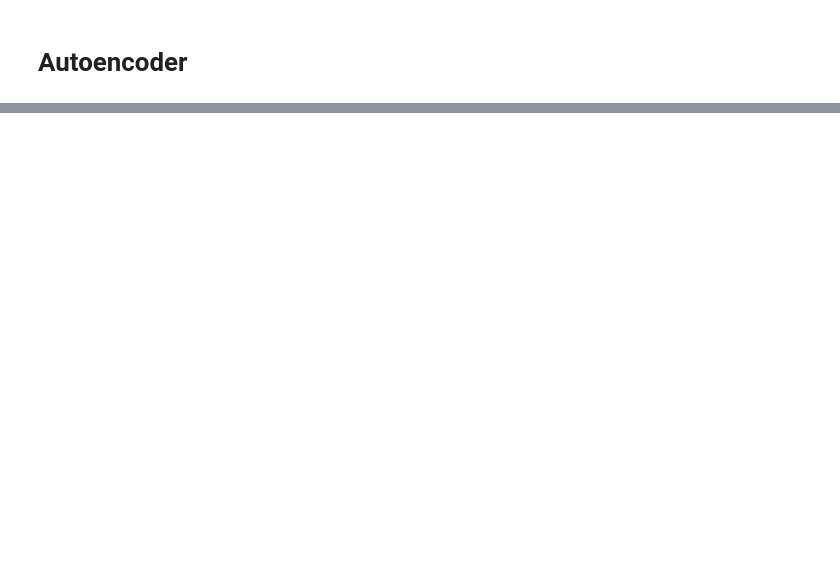
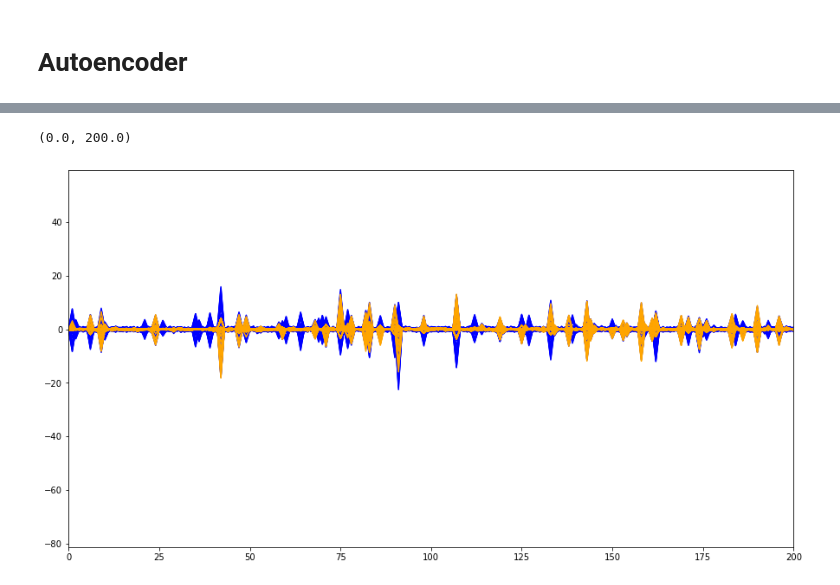
Before and after one commit to In-storage-compute/LArTPC-1DCNN-AutoEncoder, a Jupyter notebook: Neutrino Trained/AutoEncoder_V.ipynb, the cells around one changed output, grey strips where cells are left out. Saved outputs shown, nothing was run; the diff lists cells and outputs as text; code cells hidden in the pictures; blank space fills up the shorter version.

```diff
--- a/Neutrino Trained/AutoEncoder_V.ipynb
+++ b/Neutrino Trained/AutoEncoder_V.ipynb
@@ -336,6 +309,6 @@ plt.show()
 # %% [markdown]
 # Autoencoder
 # %%
-#from tensorflow.keras.models import load_model
-#model = load_model("learn_models/Vplane_nu.h5")
+from tensorflow.keras.models import load_model
+model = load_model("learn_models/Vplane_nu.h5")
 # %%
@@ -433,14 +448,10 @@ earlystop = tf.keras.callbacks.EarlyStopping(
 # %%
 %%time
 history = autoencoder.fit(x_train_scaled,
-                    y_train,
-                    batch_size=2048,
-                    epochs=5,
-
-                   # epochs=30,
-                    #epochs = 6,
-                    callbacks=[earlystop],
-                     # callbacks=callbacks_list,
-                    validation_data=(x_valid_scaled, y_valid),
+                    x_train_scaled,
+                    batch_size=256,
+                    epochs=80,
+                    callbacks=None, # callbacks=callbacks_list,
+                    validation_split=0.2,
                     verbose=1)
 # %% [output]
@@ -451,0 +475,3 @@ Detected at node 'model/conv1d_7/Conv1D' defined at (most recent call last):
+# %%
+%%time
+y = autoencoder.predict(x_test_scaled, batch_size=1024)
@@ -451,0 +481,12 @@ Detected at node 'model/conv1d_7/Conv1D' defined at (most recent call last):
+# %%
+y = y.reshape(y.shape[0], y.shape[1])
+# %%
+y = y.reshape(y.shape[0], y.shape[1])
+idx =11
+plt.figure(figsize=(15,8))
+plt.plot(x_test_scaled,color='blue')
+plt.plot(y,color='orange')
+plt.xlim(0, 200)
+# %% [output]
+(0.0, 200.0)
+[figure, added]
```
Also changed, not shown: parts of 34 cells of this notebook, 1 other file.
